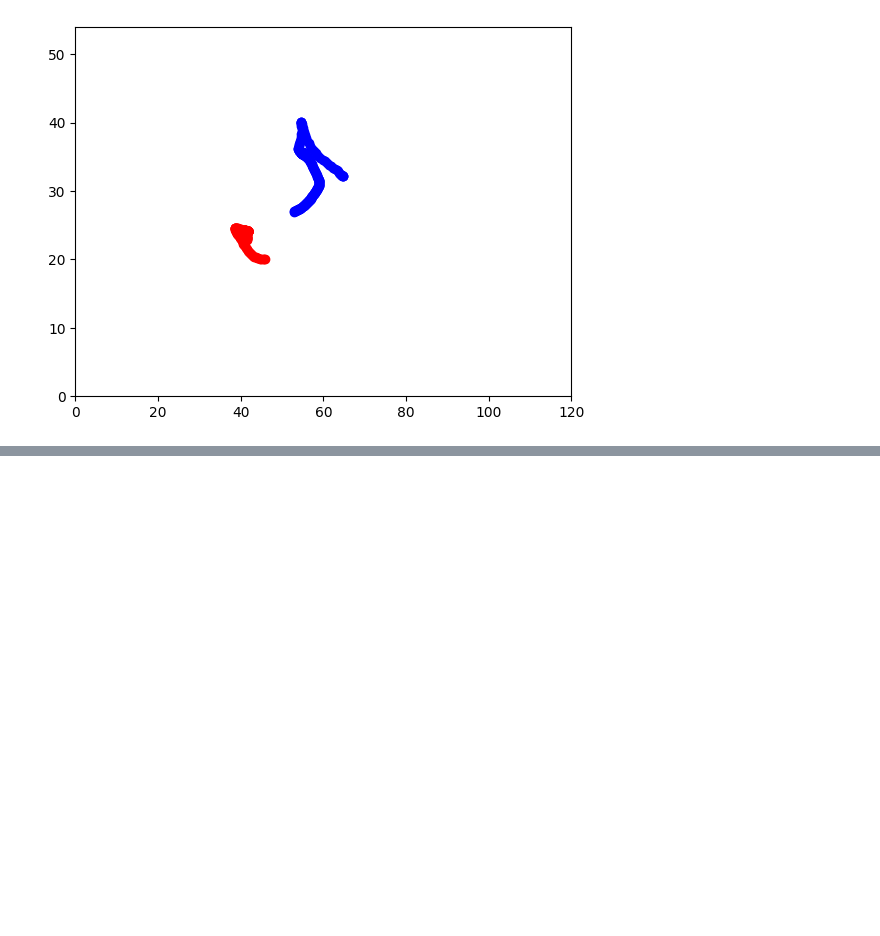
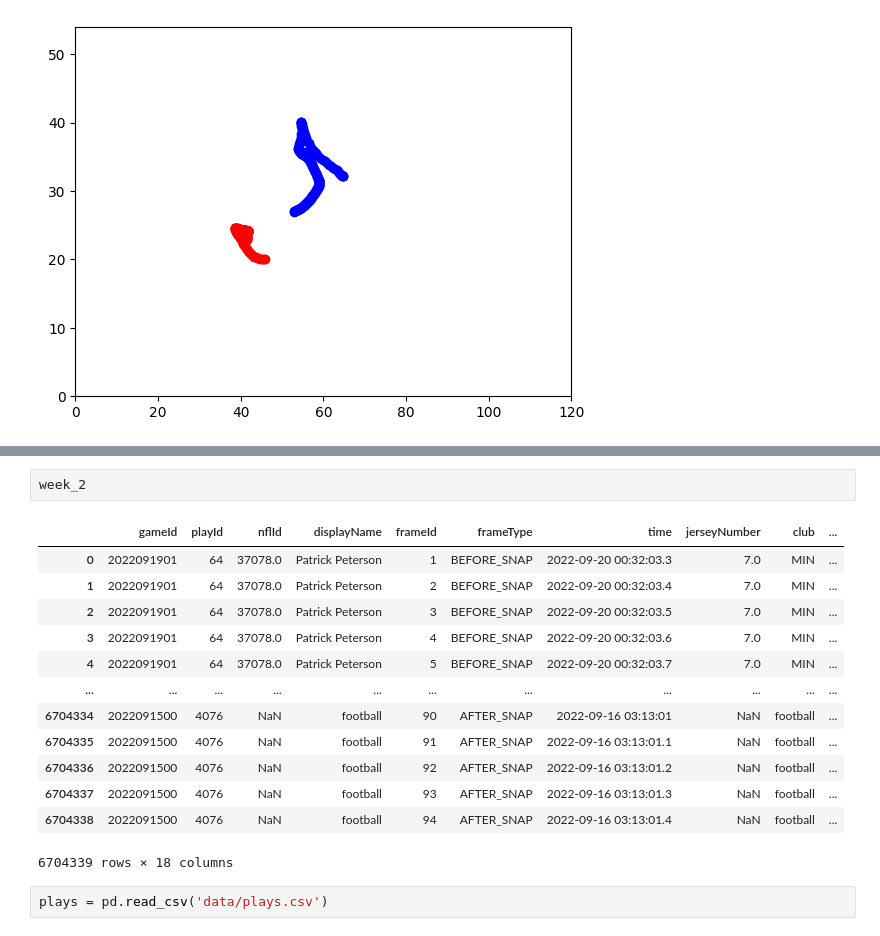
Before and after one commit to akannan05/nfl-data-bowl-25, a Jupyter notebook: test.ipynb, the cells around one changed output, grey strips where cells are left out. Saved outputs shown, nothing was run; the diff lists cells and outputs as text; blank space fills up the shorter version.

```diff
--- a/test.ipynb
+++ b/test.ipynb
@@ -222,0 +247,18 @@ plt.show()
+# %%
+week_2
+# %% [output]
+|  | gameId | playId | nflId | displayName | frameId | frameType | time | jerseyNumber | club | ... |
+| 0 | 2022091901 | 64 | 37078.0 | Patrick Peterson | 1 | BEFORE_SNAP | 2022-09-20 00:32:03.3 | 7.0 | MIN | ... |
+| 1 | 2022091901 | 64 | 37078.0 | Patrick Peterson | 2 | BEFORE_SNAP | 2022-09-20 00:32:03.4 | 7.0 | MIN | ... |
+| 2 | 2022091901 | 64 | 37078.0 | Patrick Peterson | 3 | BEFORE_SNAP | 2022-09-20 00:32:03.5 | 7.0 | MIN | ... |
+| 3 | 2022091901 | 64 | 37078.0 | Patrick Peterson | 4 | BEFORE_SNAP | 2022-09-20 00:32:03.6 | 7.0 | MIN | ... |
+| 4 | 2022091901 | 64 | 37078.0 | Patrick Peterson | 5 | BEFORE_SNAP | 2022-09-20 00:32:03.7 | 7.0 | MIN | ... |
+| ... | ... | ... | ... | ... | ... | ... | ... | ... | ... | ... |
+| 6704334 | 2022091500 | 4076 | NaN | football | 90 | AFTER_SNAP | 2022-09-16 03:13:01 | NaN | football | ... |
+| 6704335 | 2022091500 | 4076 | NaN | football | 91 | AFTER_SNAP | 2022-09-16 03:13:01.1 | NaN | football | ... |
+| 6704336 | 2022091500 | 4076 | NaN | football | 92 | AFTER_SNAP | 2022-09-16 03:13:01.2 | NaN | football | ... |
+| 6704337 | 2022091500 | 4076 | NaN | football | 93 | AFTER_SNAP | 2022-09-16 03:13:01.3 | NaN | football | ... |
+| 6704338 | 2022091500 | 4076 | NaN | football | 94 | AFTER_SNAP | 2022-09-16 03:13:01.4 | NaN | football | ... |
+6704339 rows × 18 columns
+# %%
+plays = pd.read_csv('data/plays.csv')
```
Also changed, not shown: parts of 4 cells of this notebook, 6 other files.
